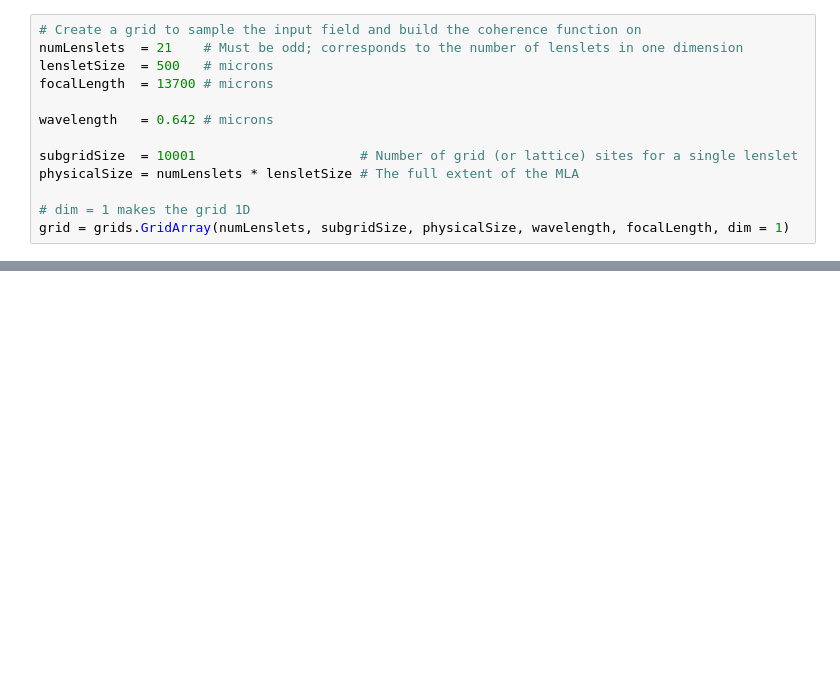
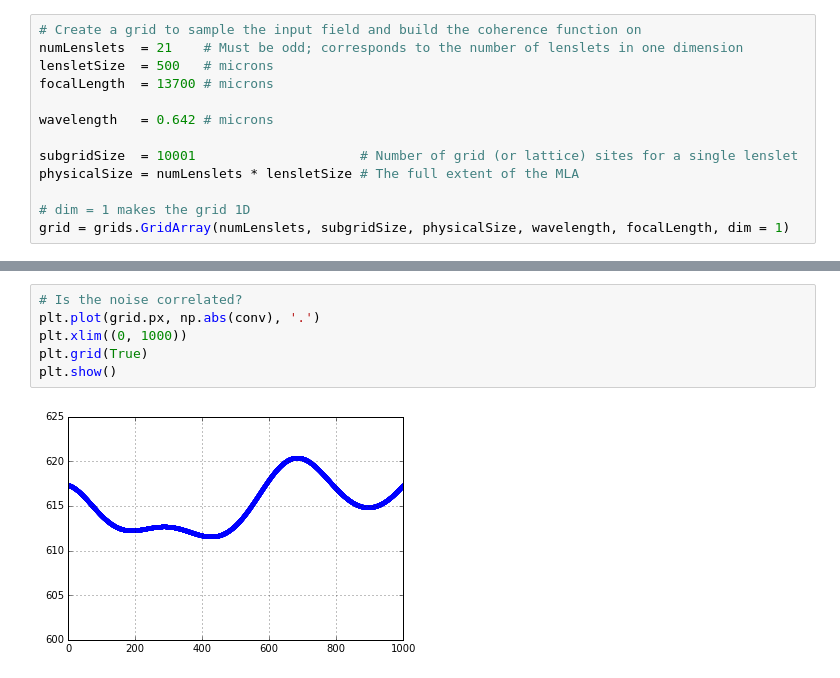
Before and after one commit to kmdouglass/simmla, a Jupyter notebook: playground/Beam Partial Coherence.ipynb, the cells around one changed output, grey strips where cells are left out. Cells and saved outputs as stored; diff of their text form; blank space fills up the shorter version.

```diff
--- a/playground/Beam Partial Coherence.ipynb
+++ b/playground/Beam Partial Coherence.ipynb
@@ -39,0 +80,8 @@ GS_Criterion
+# %%
+# Is the noise correlated?
+plt.plot(grid.px, np.abs(conv), '.')
+plt.xlim((0, 1000))
+plt.grid(True)
+plt.show()
+# %% [output]
+[figure, added]
```
Also changed, not shown: parts of 13 cells of this notebook.
